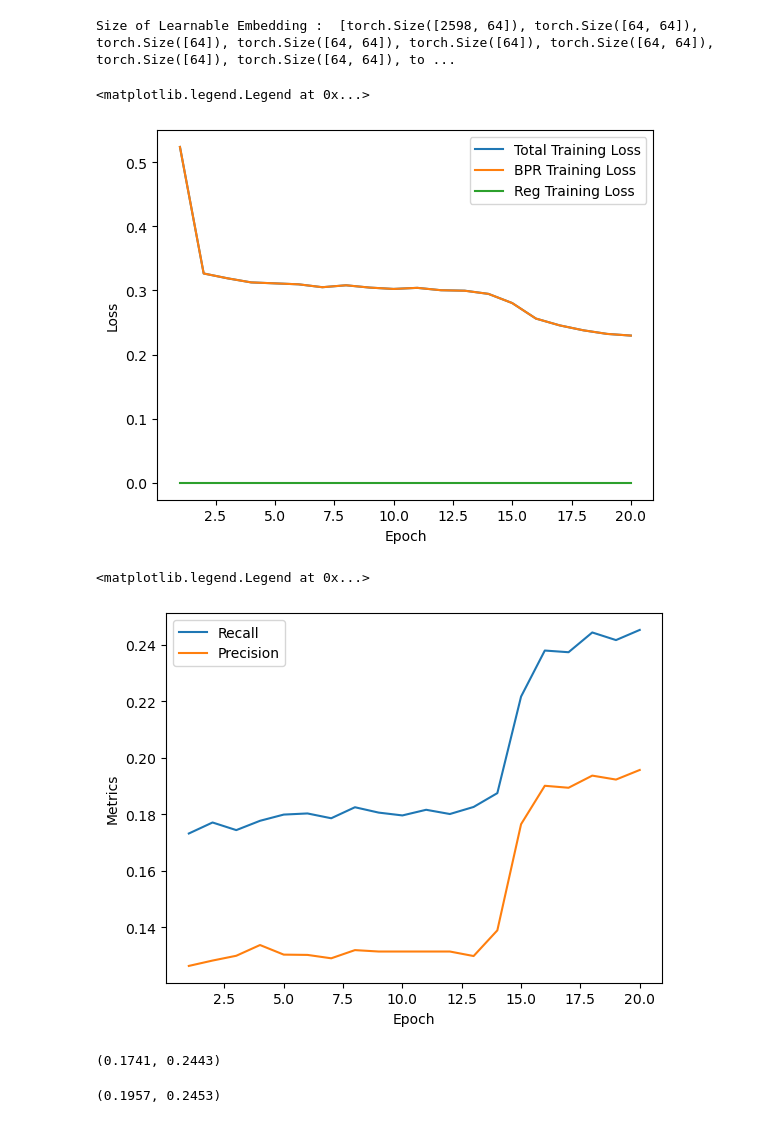
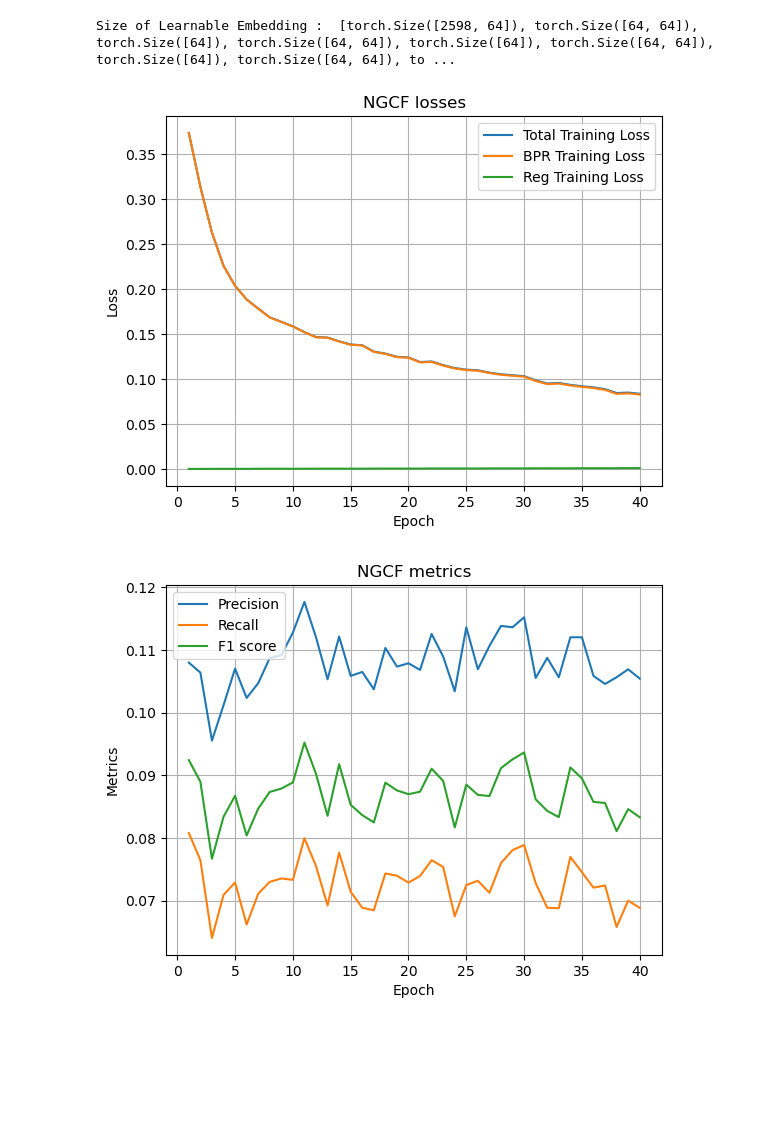
Before and after one commit to lvjonok/f23-pmldl-recommender, a Jupyter notebook: notebooks/3.0-baseline.ipynb, the cells around one changed output. Cells and saved outputs as stored; diff of their text form; code cells hidden in the pictures; blank space fills up the shorter version.

```diff
--- a/notebooks/3.0-baseline.ipynb
+++ b/notebooks/3.0-baseline.ipynb
@@ -18,11 +23,11 @@ train = pd.read_csv("../data/interim/train.csv")
 test = pd.read_csv("../data/interim/test.csv")
 # %%
 PARAMETERS = TrainParameters(
-    EPOCHS=20,
+    EPOCHS=40,
     BATCH_SIZE=1024,
-    LR=5e-4,
+    LR=5e-3,
     DECAY=1e-4,
-    K=20,
+    K=10,
 )
 # %%
 latent_dim = 64
@@ -84,6 +105,4 @@ print("Size of Learnable Embedding : ", [x.shape for x in list(ngcf.parameters()
 # %% [output]
 Size of Learnable Embedding :  [torch.Size([2598, 64]), torch.Size([64, 64]), torch.Size([64]), torch.Size([64, 64]), torch.Size([64]), torch.Size([64, 64]), torch.Size([64]), torch.Size([64, 64]), to ...
 # %%
-ngcf_loss, ngcf_bpr, ngcf_reg, ngcf_recall, ngcf_precision = train_and_eval(
-    ngcf, optimizer, train, test, PARAMETERS
-)
+ngcf_losses, ngcf_metrics = train_and_eval(ngcf, optimizer, train, test, PARAMETERS)
@@ -90,29 +116,32 @@ ngcf_loss, ngcf_bpr, ngcf_reg, ngcf_recall, ngcf_precision = train_and_eval(
 # %%
 epoch_list = [(i + 1) for i in range(PARAMETERS.EPOCHS)]
-plt.plot(epoch_list, ngcf_loss, label="Total Training Loss")
-plt.plot(epoch_list, ngcf_bpr, label="BPR Training Loss")
-plt.plot(epoch_list, ngcf_reg, label="Reg Training Loss")
+plt.plot(epoch_list, ngcf_losses[:, 0], label="Total Training Loss")
+plt.plot(epoch_list, ngcf_losses[:, 1], label="BPR Training Loss")
+plt.plot(epoch_list, ngcf_losses[:, 2], label="Reg Training Loss")
 
 plt.xlabel("Epoch")
 plt.ylabel("Loss")
 plt.legend()
+plt.grid()
+
+plt.title("NGCF losses")
+
+# save figure
+plt.savefig("../reports/figures/ngcf_losses.png")
 # %% [output]
-<matplotlib.legend.Legend at 0x...>
-[figure, old version]
+[figure, new version]
 # %%
-plt.plot(epoch_list, ngcf_recall, label="Recall")
-plt.plot(epoch_list, ngcf_precision, label="Precision")
+plt.plot(epoch_list, ngcf_metrics[:, 0], label="Precision")
+plt.plot(epoch_list, ngcf_metrics[:, 1], label="Recall")
+plt.plot(epoch_list, ngcf_metrics[:, 2], label="F1 score")
 plt.xlabel("Epoch")
 plt.ylabel("Metrics")
 plt.legend()
+plt.grid()
+
+plt.title("NGCF metrics")
+
+# save figure
+plt.savefig("../reports/figures/ngcf_metrics.png")
 # %% [output]
-<matplotlib.legend.Legend at 0x...>
-[figure, old version]
+[figure, new version]
-# %%
-max(light_precision), max(light_recall)
-# %% [output]
-(0.1741, 0.2443)
-# %%
-max(ngcf_precision), max(ngcf_recall)
-# %% [output]
-(0.1957, 0.2453)
```
Also changed, not shown: parts of 8 cells of this notebook, 20 other files.
